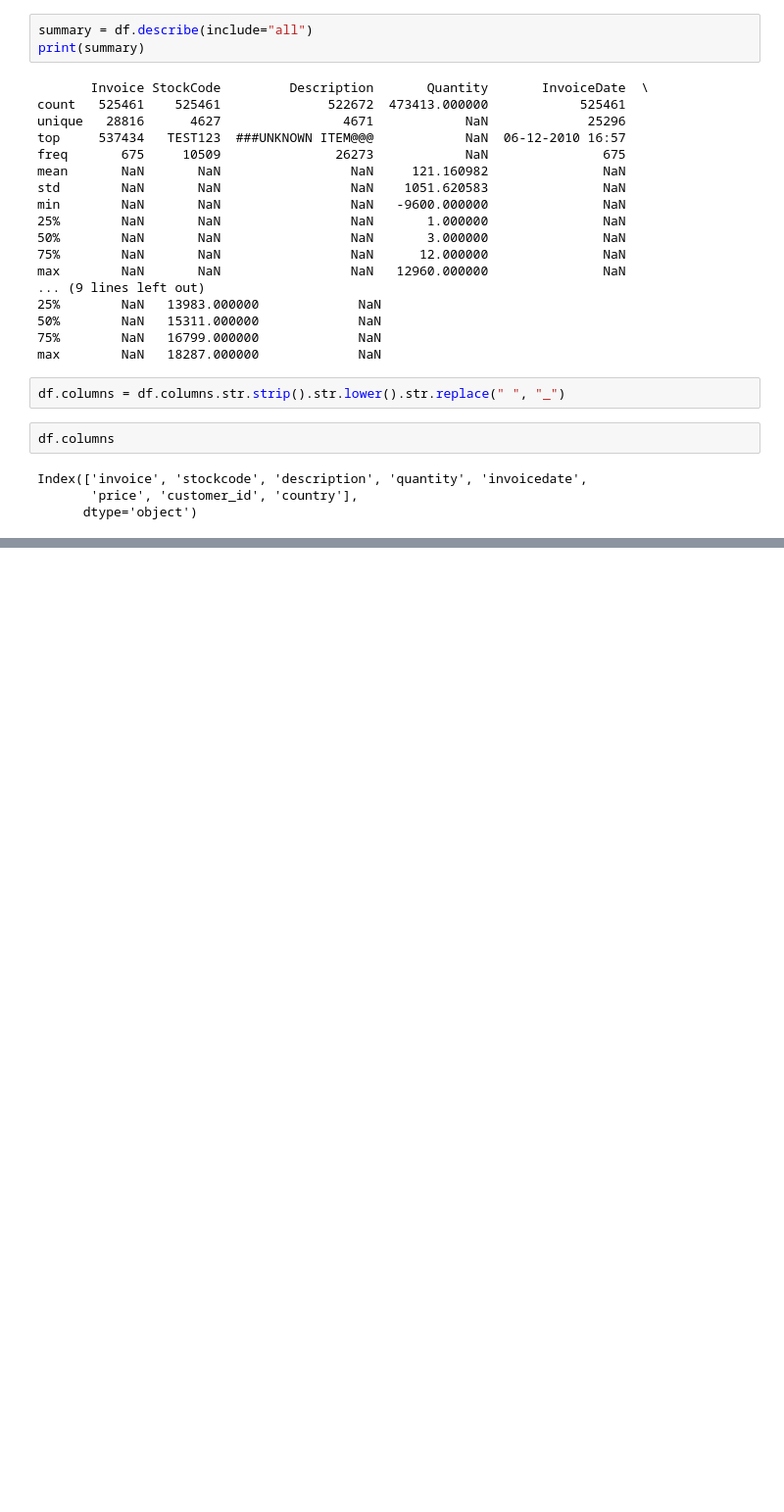
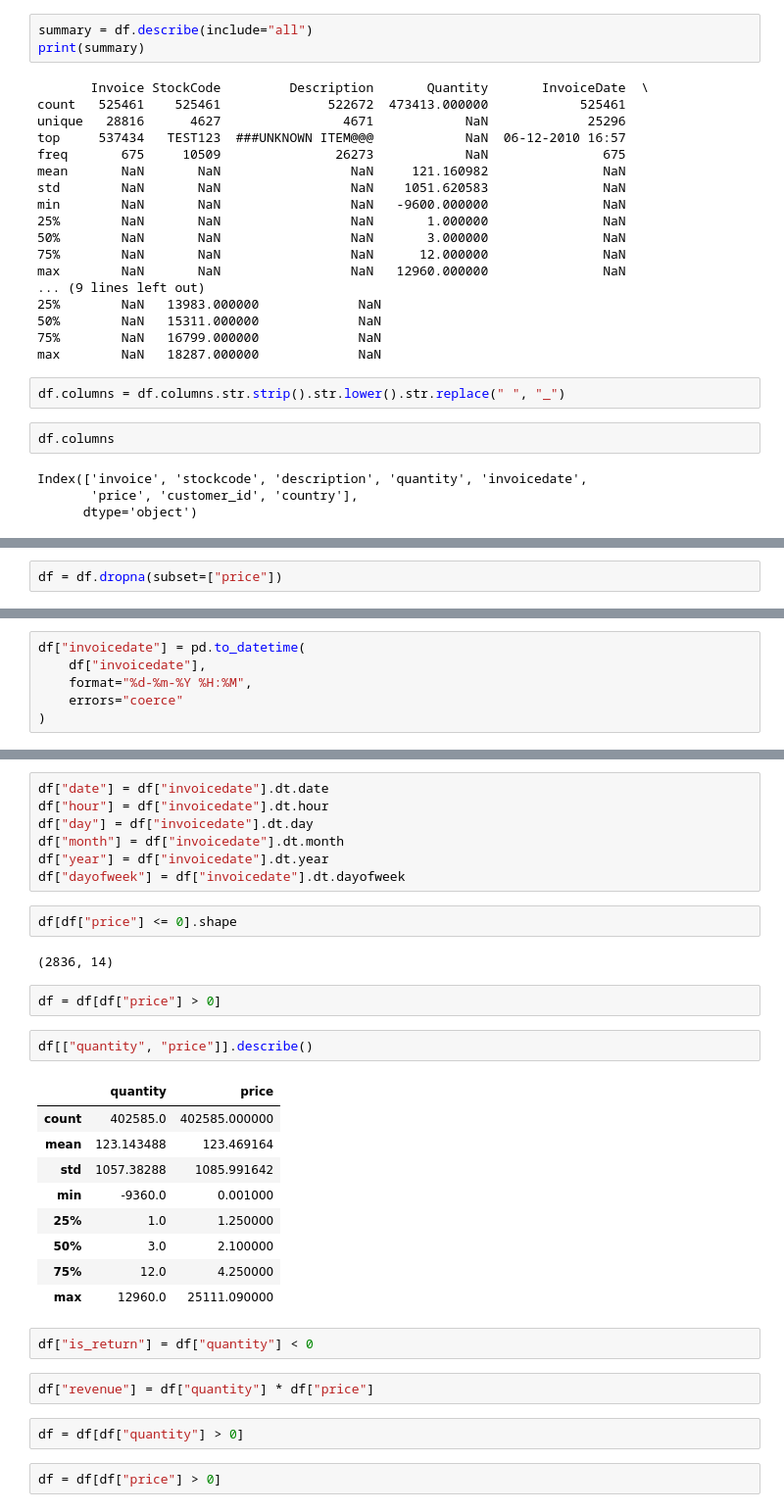
Before and after one commit to abh616/noisy_data_proc_prac, a Jupyter notebook: cleaning_noisy.ipynb, the cells around one changed output, grey strips where cells are left out. Shown at 98% size. Cells and saved outputs as stored; diff of their text form; blank space fills up the shorter version.

```diff
--- a/cleaning_noisy.ipynb
+++ b/cleaning_noisy.ipynb
@@ -74,0 +140,2 @@ Index(['invoice', 'stockcode', 'description', 'quantity', 'invoicedate',
+# %%
+df = df.dropna(subset=["price"])
@@ -74,0 +154,6 @@ Index(['invoice', 'stockcode', 'description', 'quantity', 'invoicedate',
+# %%
+df["invoicedate"] = pd.to_datetime(
+    df["invoicedate"],
+    format="%d-%m-%Y %H:%M",
+    errors="coerce"
+)
@@ -74,0 +172,33 @@ Index(['invoice', 'stockcode', 'description', 'quantity', 'invoicedate',
+# %%
+df["date"] = df["invoicedate"].dt.date
+df["hour"] = df["invoicedate"].dt.hour
+df["day"] = df["invoicedate"].dt.day
+df["month"] = df["invoicedate"].dt.month
+df["year"] = df["invoicedate"].dt.year
+df["dayofweek"] = df["invoicedate"].dt.dayofweek
+# %%
+df[df["price"] <= 0].shape
+# %% [output]
+(2836, 14)
+# %%
+df = df[df["price"] > 0]
+# %%
+df[["quantity", "price"]].describe()
+# %% [output]
+|  | quantity | price |
+| count | 402585.0 | 402585.000000 |
+| mean | 123.143488 | 123.469164 |
+| std | 1057.38288 | 1085.991642 |
+| min | -9360.0 | 0.001000 |
+| 25% | 1.0 | 1.250000 |
+| 50% | 3.0 | 2.100000 |
+| 75% | 12.0 | 4.250000 |
+| max | 12960.0 | 25111.090000 |
+# %%
+df["is_return"] = df["quantity"] < 0
+# %%
+df["revenue"] = df["quantity"] * df["price"]
+# %%
+df = df[df["quantity"] > 0]
+# %%
+df = df[df["price"] > 0]
```
Also changed, not shown: parts of 80 cells of this notebook.
